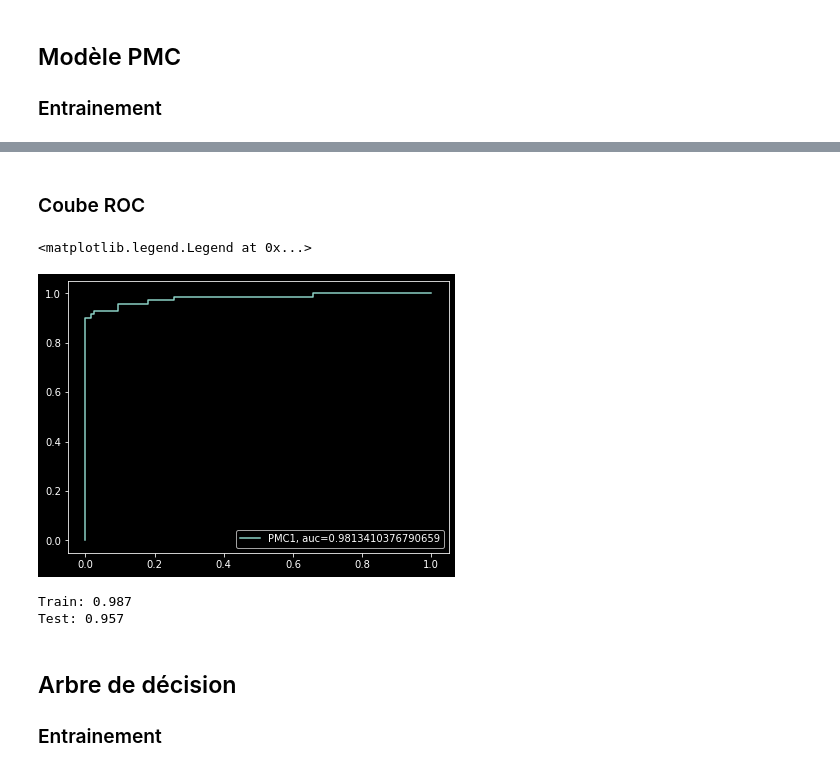
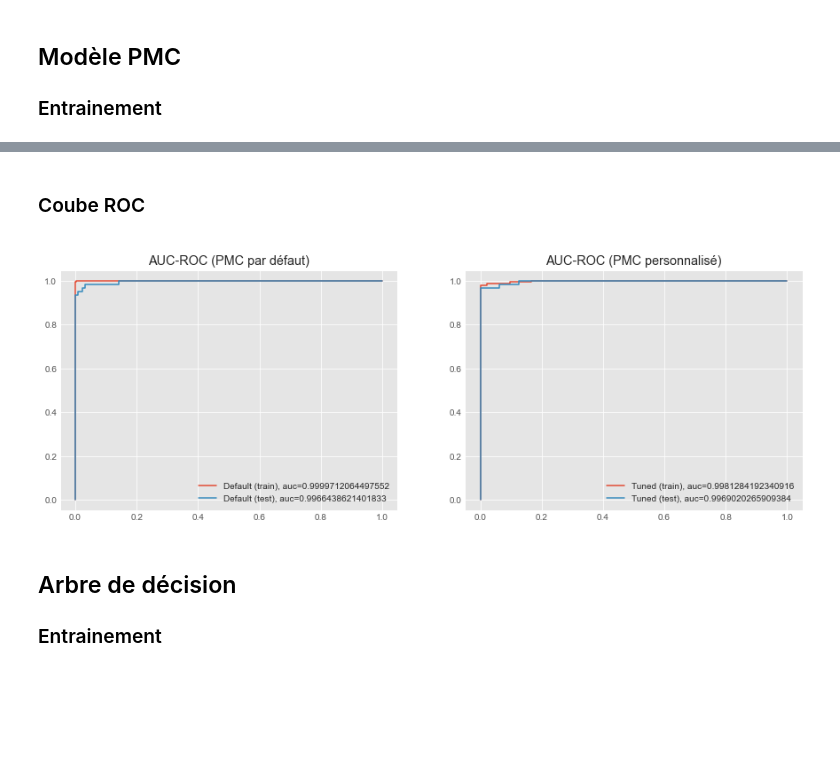
Before and after one commit to Erebz/DataScience, a Jupyter notebook: TP_BreastCancer.ipynb, the cells around one changed output, grey strips where cells are left out. Drawn from its saved outputs; the diff is of its cells as text; code cells hidden in the pictures; blank space fills up the shorter version.

```diff
--- a/TP_BreastCancer.ipynb
+++ b/TP_BreastCancer.ipynb
@@ -25,7 +25,7 @@ from sklearn.metrics import roc_curve, roc_auc_score
 import seaborn as sns
 
 from statsmodels.stats.outliers_influence import variance_inflation_factor
-plt.style.use('dark_background')
+plt.style.use('ggplot')
 # %% [markdown]
 ### Données
 # %%
@@ -87,9 +85,6 @@ for i, c in enumerate(X.columns):
 # %%
-# Sélection visuelle :
-drop_features_hist = []
-drop_features_hist.extend(['smoothness_mean', 'symmetry_mean', 'fractal_dimension_mean'])
-drop_features_hist.extend(['texture_se', 'smoothness_se', 'compactness_se', 'concavity_se', 'concave points_se', 'symmetry_se', 'fractal_dimension_se'])
-drop_features_hist.extend(['smoothness_worst', 'fractal_dimension_worst'])
+# Sélection d'après histogrammes :
+drop_features_hist = ['texture_se', 'smoothness_se', 'concavity_se', 'fractal_dimension_se']
 
 X_selected_hist = X.drop(drop_features_hist, axis=1)
 # %% [markdown]
@@ -170,8 +166,10 @@ Features conservées : ['area_mean' 'compactness_mean' 'concavity_mean' 'concave
 ### Découpage entre données d'apprentissage (66%) et de test (33%)
 # %%
 # Normalisation des valeurs :
-X_selected_vif = StandardScaler().fit_transform(X_selected_vif)
-X_train, X_test, y_train, y_test = train_test_split(X_selected_vif, y, test_size=0.33)
+X_selected = StandardScaler().fit_transform(X_selected_vif)
+
+# Découpage trainset / testset
+X_train, X_test, y_train, y_test = train_test_split(X_selected, y, test_size=0.33)
 print(len(X_train),'données d\'apprentissage')
 print(len(X_test),'données de test')
 # %% [output]
@@ -294,36 +325,39 @@ Test
 # %% [markdown]
 ### Coube ROC
+<a id='roc_pmc'></a>
 # %%
 plt.figure(figsize=(15,5))
 
+# AUC-ROC des données train :
+y_pred_DefaultPMC_train = defaultPMC.predict_proba(X_train)[::,1]
+y_pred_ModelPMC_train = modelPMC.predict_proba(X_train)[::,1]
+fpr_DefaultPMC_train, tpr_DefaultPMC_train, _ = roc_curve(y_train,  y_pred_DefaultPMC_train)
+fpr_ModelPMC_train, tpr_ModelPMC_train, _ = roc_curve(y_train,  y_pred_ModelPMC_train)
+auc_DefaultPMC_train = roc_auc_score(y_train, y_pred_DefaultPMC_train)
+auc_ModelPMC_train = roc_auc_score(y_train, y_pred_ModelPMC_train)
+
+# AUC-ROC des données test :
+y_pred_DefaultPMC = defaultPMC.predict_proba(X_test)[::,1]
+y_pred_ModelPMC = modelPMC.predict_proba(X_test)[::,1]
+fpr_DefaultPMC, tpr_DefaultPMC, _ = roc_curve(y_test,  y_pred_DefaultPMC)
+fpr_ModelPMC, tpr_ModelPMC, _ = roc_curve(y_test,  y_pred_ModelPMC)
+auc_DefaultPMC = roc_auc_score(y_test, y_pred_DefaultPMC)
+auc_ModelPMC = roc_auc_score(y_test, y_pred_ModelPMC)
+
+# Affichage courbe ROC + AUC
 plt.subplot(1, 2, 1)
-y_pred_proba = modelPMC.predict_proba(X_test)[::,1]
-fpr, tpr, _ = roc_curve(y_test,  y_pred_proba)
-auc = roc_auc_score(y_test, y_pred_proba)
-plt.plot(fpr,tpr,label="PMC1, auc="+str(auc))
+plt.plot(fpr_DefaultPMC_train,tpr_DefaultPMC_train,label="Default (train), auc="+str(auc_DefaultPMC_train))
+plt.plot(fpr_DefaultPMC,tpr_DefaultPMC,label="Default (test), auc="+str(auc_DefaultPMC))
+plt.title("AUC-ROC (PMC par défaut)")
 plt.legend(loc=4)
+
+plt.subplot(1, 2, 2)
+plt.plot(fpr_ModelPMC_train,tpr_ModelPMC_train,label="Tuned (train), auc="+str(auc_ModelPMC_train))
+plt.plot(fpr_ModelPMC,tpr_ModelPMC,label="Tuned (test), auc="+str(auc_ModelPMC))
+plt.title("AUC-ROC (PMC personnalisé)")
+plt.legend(loc=4);
 # %% [output]
-<matplotlib.legend.Legend at 0x...>
-[figure, old version]
+[figure, new version]
-# %%
-alpha = 1
-modelPMC2 = MLPClassifier(activation='relu', alpha= alpha, batch_size='auto', beta_1=0.9,
-                          beta_2=0.999, early_stopping=False, epsilon=epsilon,
-                          hidden_layer_sizes=(50,), learning_rate='constant',
-                          learning_rate_init=0.001, max_iter=5000, momentum=0.9,
-                          n_iter_no_change=10, nesterovs_momentum=True, power_t=0.5,
-                          random_state=None, shuffle=True, solver='lbfgs', tol=0.0001,
-                          validation_fraction=0.1, verbose=False, warm_start=False)
-
-modelPMC2.fit(X_train, y_train)
-
-modelPMC2_score_train = "%.3f" % modelPMC2.score(X_train, y_train)
-modelPMC2_score_test = "%.3f" % modelPMC2.score(X_test, y_test)
-print("Train:",modelPMC2_score_train)
-print("Test:",modelPMC2_score_test)
-# %% [output]
-Train: 0.987
-Test: 0.957
 # %% [markdown]
 ## Arbre de décision
 
```
Also changed, not shown: parts of 21 cells of this notebook.
